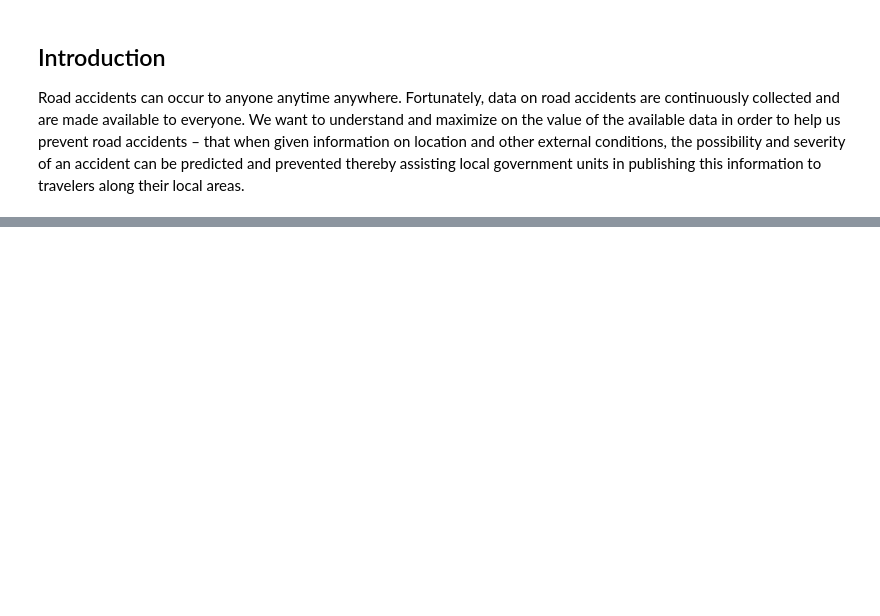
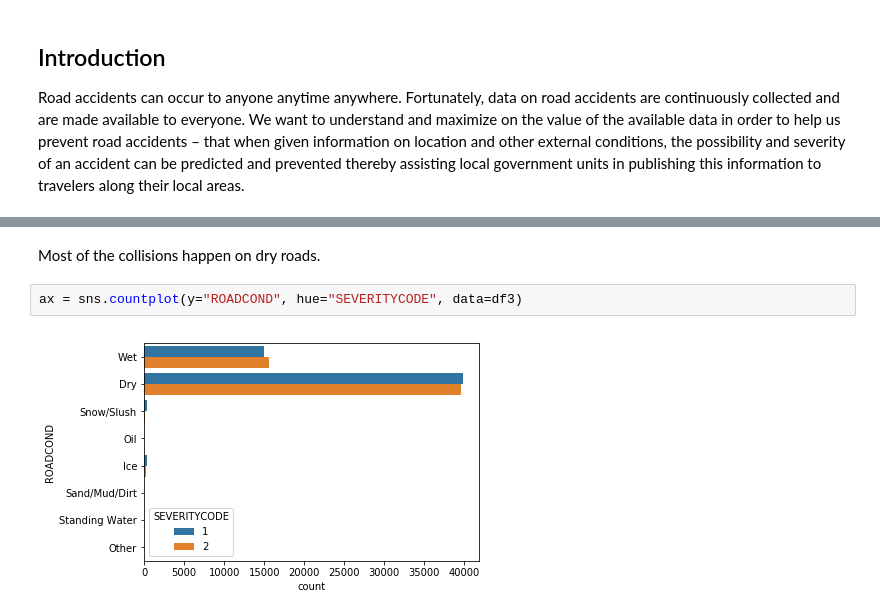
Before and after one commit to DahliaM-GitHub/Coursera_Capstone, a Jupyter notebook: RRBM-DataScienceCapstone.ipynb, the cells around one changed output, grey strips where cells are left out. Cells and saved outputs as stored; diff of their text form; blank space fills up the shorter version.

```diff
--- a/RRBM-DataScienceCapstone.ipynb
+++ b/RRBM-DataScienceCapstone.ipynb
@@ -22,0 +309,6 @@ The city of Seattle has a dataset on all collisions collected since 2004 to pres
+# %% [markdown]
+Most of the collisions happen on dry roads.
+# %%
+ax = sns.countplot(y="ROADCOND", hue="SEVERITYCODE", data=df3)
+# %% [output]
+[figure, added]
```
Also changed, not shown: parts of 100 cells of this notebook.
